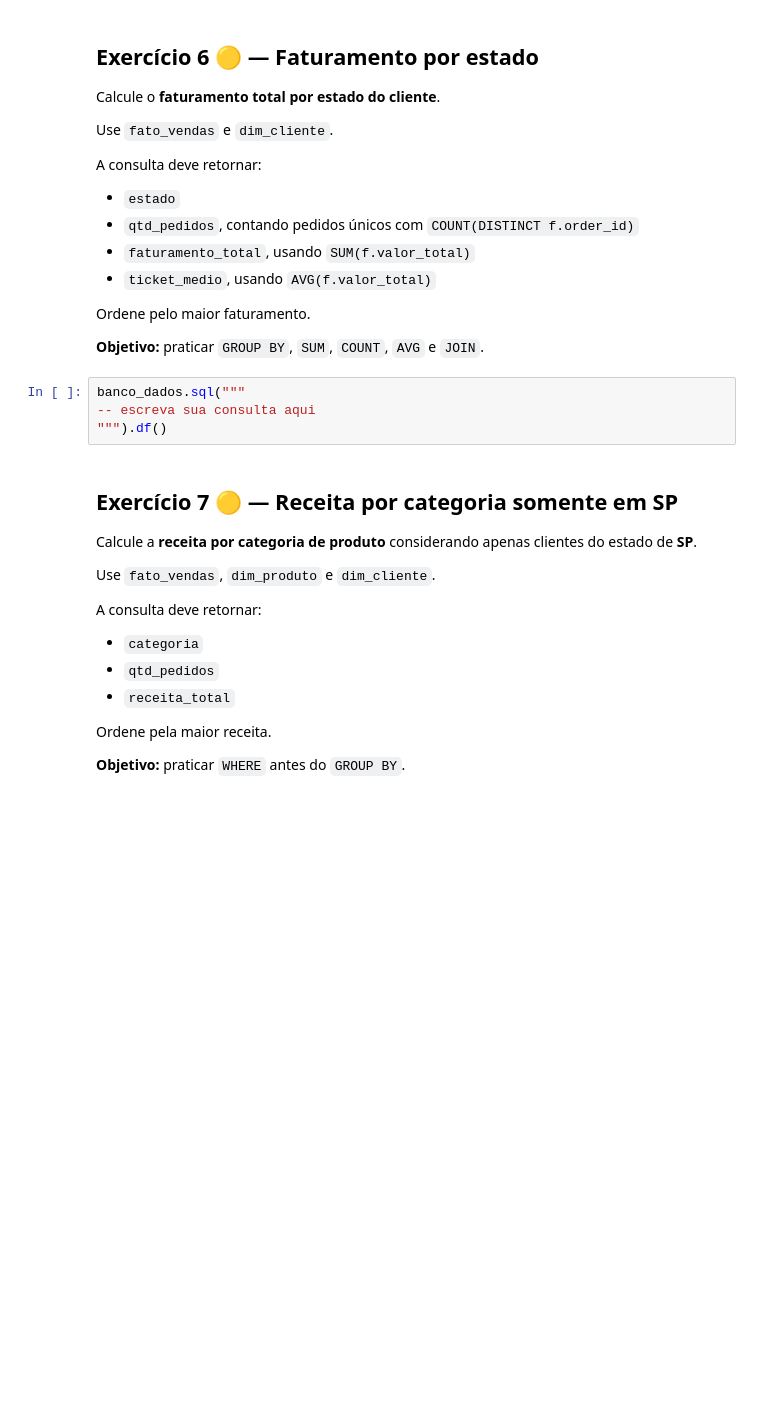
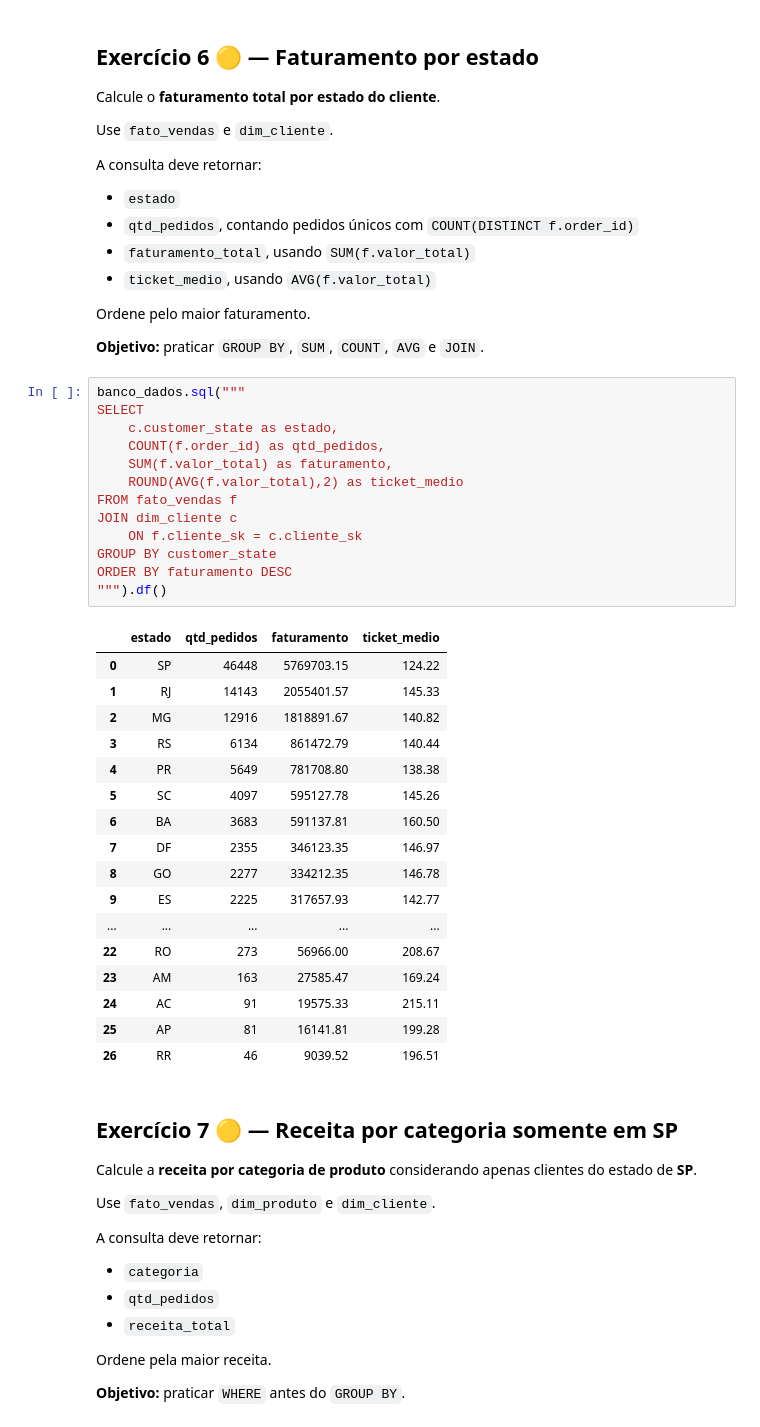
Before and after one commit to VictorHSaints/Semana_9, a Jupyter notebook: Exercício/Semana_9_Lista_Exercicios_SQLBásico.ipynb, the cells around one changed output. Saved outputs shown, nothing was run; the diff lists cells and outputs as text; blank space fills up the shorter version.

```diff
--- a/Exercício/Semana_9_Lista_Exercicios_SQLBásico.ipynb
+++ b/Exercício/Semana_9_Lista_Exercicios_SQLBásico.ipynb
@@ -311,8 +340,35 @@ Ordene pelo maior faturamento.
 **Objetivo:** praticar `GROUP BY`, `SUM`, `COUNT`, `AVG` e `JOIN`.
 # %%
 banco_dados.sql("""
--- escreva sua consulta aqui
+SELECT
+    c.customer_state as estado,
+    COUNT(f.order_id) as qtd_pedidos,
+    SUM(f.valor_total) as faturamento,
+    ROUND(AVG(f.valor_total),2) as ticket_medio
+FROM fato_vendas f
+JOIN dim_cliente c
+    ON f.cliente_sk = c.cliente_sk
+GROUP BY customer_state
+ORDER BY faturamento DESC
 """).df()
+# %% [output]
+|  | estado | qtd_pedidos | faturamento | ticket_medio |
+| 0 | SP | 46448 | 5769703.15 | 124.22 |
+| 1 | RJ | 14143 | 2055401.57 | 145.33 |
+| 2 | MG | 12916 | 1818891.67 | 140.82 |
+| 3 | RS | 6134 | 861472.79 | 140.44 |
+| 4 | PR | 5649 | 781708.80 | 138.38 |
+| 5 | SC | 4097 | 595127.78 | 145.26 |
+| 6 | BA | 3683 | 591137.81 | 160.50 |
+| 7 | DF | 2355 | 346123.35 | 146.97 |
+| 8 | GO | 2277 | 334212.35 | 146.78 |
+| 9 | ES | 2225 | 317657.93 | 142.77 |
+| ... | ... | ... | ... | ... |
+| 22 | RO | 273 | 56966.00 | 208.67 |
+| 23 | AM | 163 | 27585.47 | 169.24 |
+| 24 | AC | 91 | 19575.33 | 215.11 |
+| 25 | AP | 81 | 16141.81 | 199.28 |
+| 26 | RR | 46 | 9039.52 | 196.51 |
 # %% [markdown]
 ## Exercício 7 🟡 — Receita por categoria somente em SP
 
```
Also changed, not shown: parts of 6 cells of this notebook, 1 other file.
